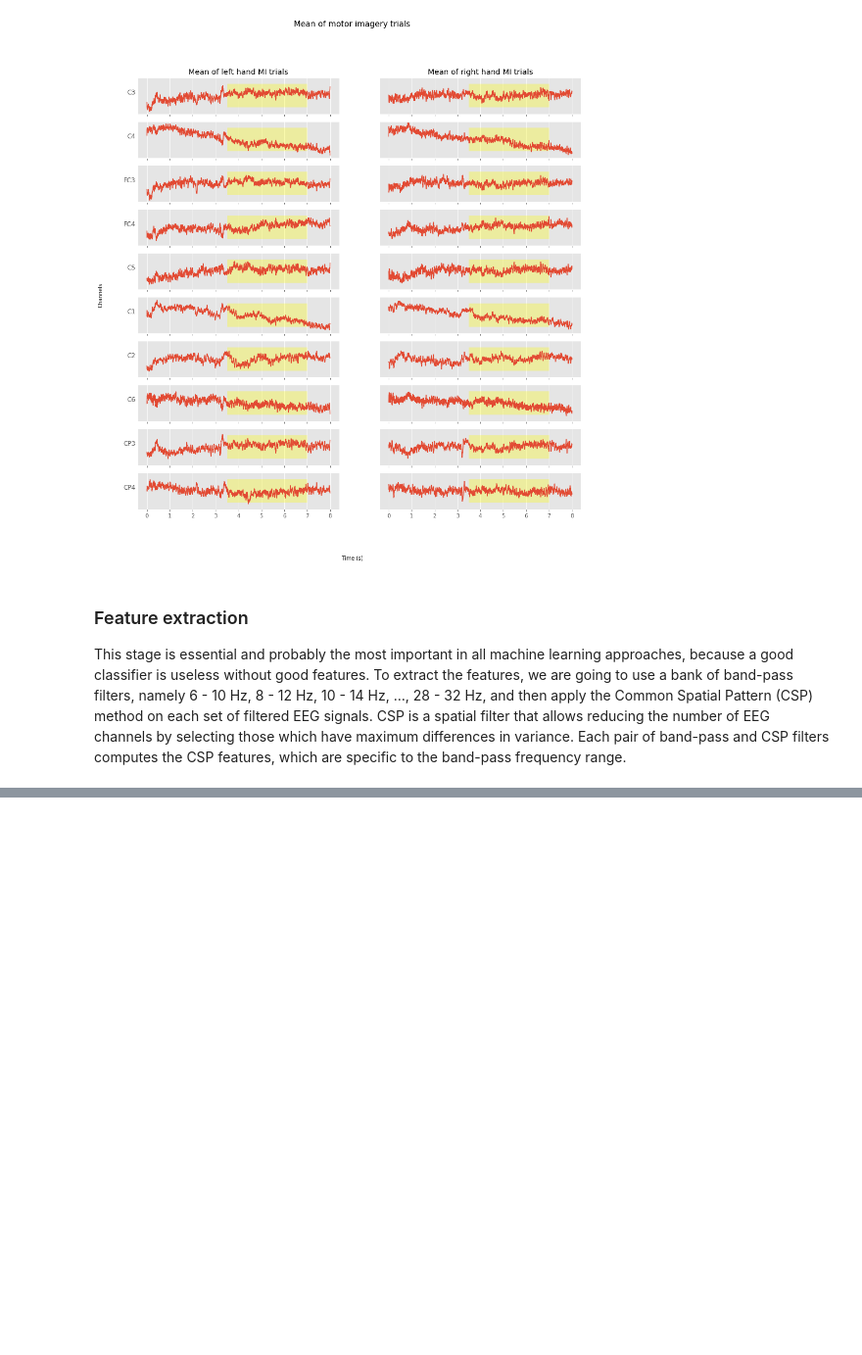
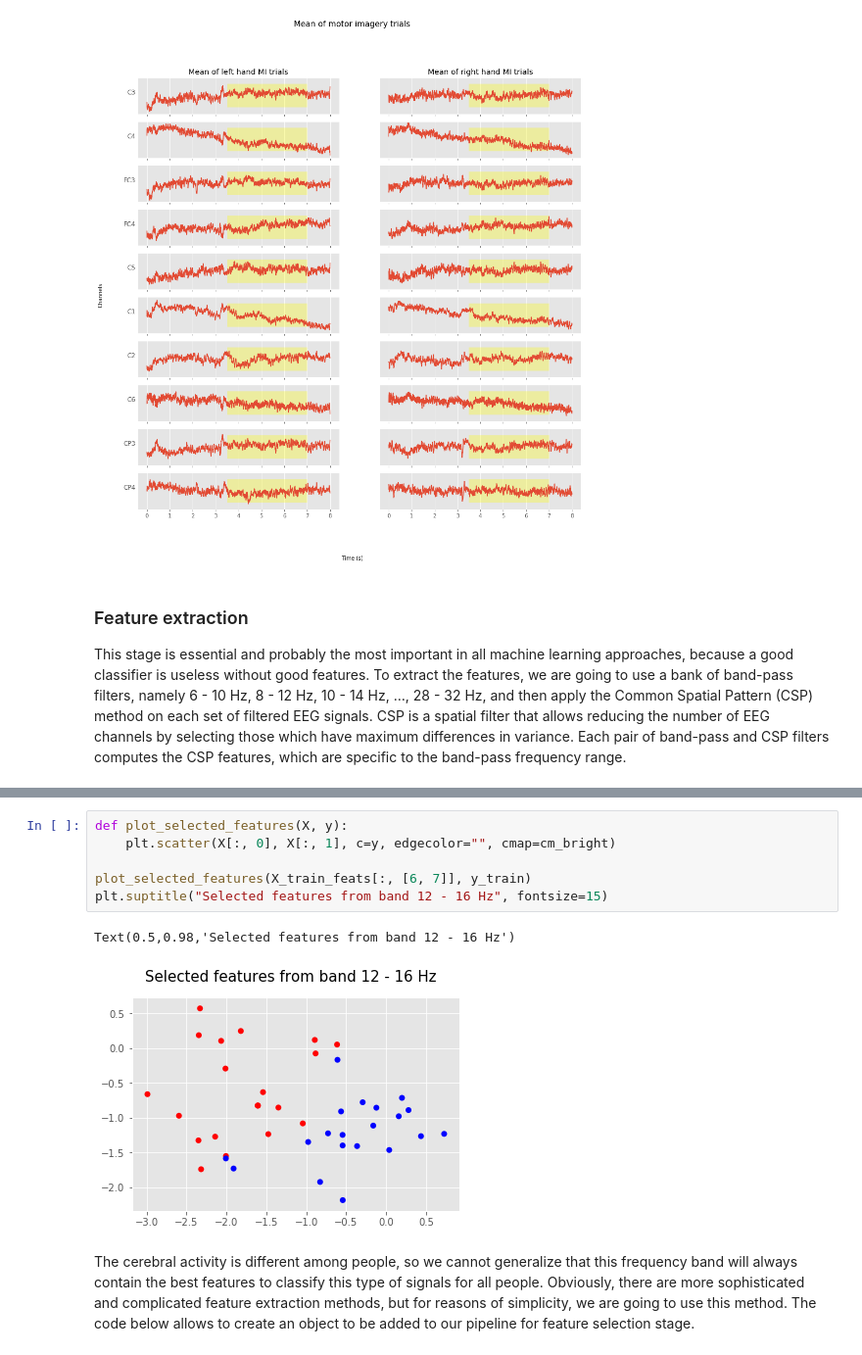
Before and after one commit to neurotechuoft/eeg-research, a Jupyter notebook: notebooks/Left and right EEG.ipynb, the cells around one changed output, grey strips where cells are left out. Shown at 98% size. Saved outputs shown, nothing was run; the diff lists cells and outputs as text; blank space fills up the shorter version.

```diff
--- a/notebooks/Left and right EEG.ipynb
+++ b/notebooks/Left and right EEG.ipynb
@@ -244,0 +279,11 @@ plot_features(X_train_feats, y_train, bands)
+# %%
+def plot_selected_features(X, y):
+    plt.scatter(X[:, 0], X[:, 1], c=y, edgecolor="", cmap=cm_bright)
+
+plot_selected_features(X_train_feats[:, [6, 7]], y_train)
+plt.suptitle("Selected features from band 12 - 16 Hz", fontsize=15)
+# %% [output]
+Text(0.5,0.98,'Selected features from band 12 - 16 Hz')
+[figure, added]
+# %% [markdown]
+The cerebral activity is different among people, so we cannot generalize that this frequency band will always contain the best features to classify this type of signals for all people. Obviously, there are more sophisticated and complicated feature extraction methods, but for reasons of simplicity, we are going to use this method. The code below allows to create an object to be added to our pipeline for feature selection stage.
```
Also changed, not shown: parts of 9 cells of this notebook.
